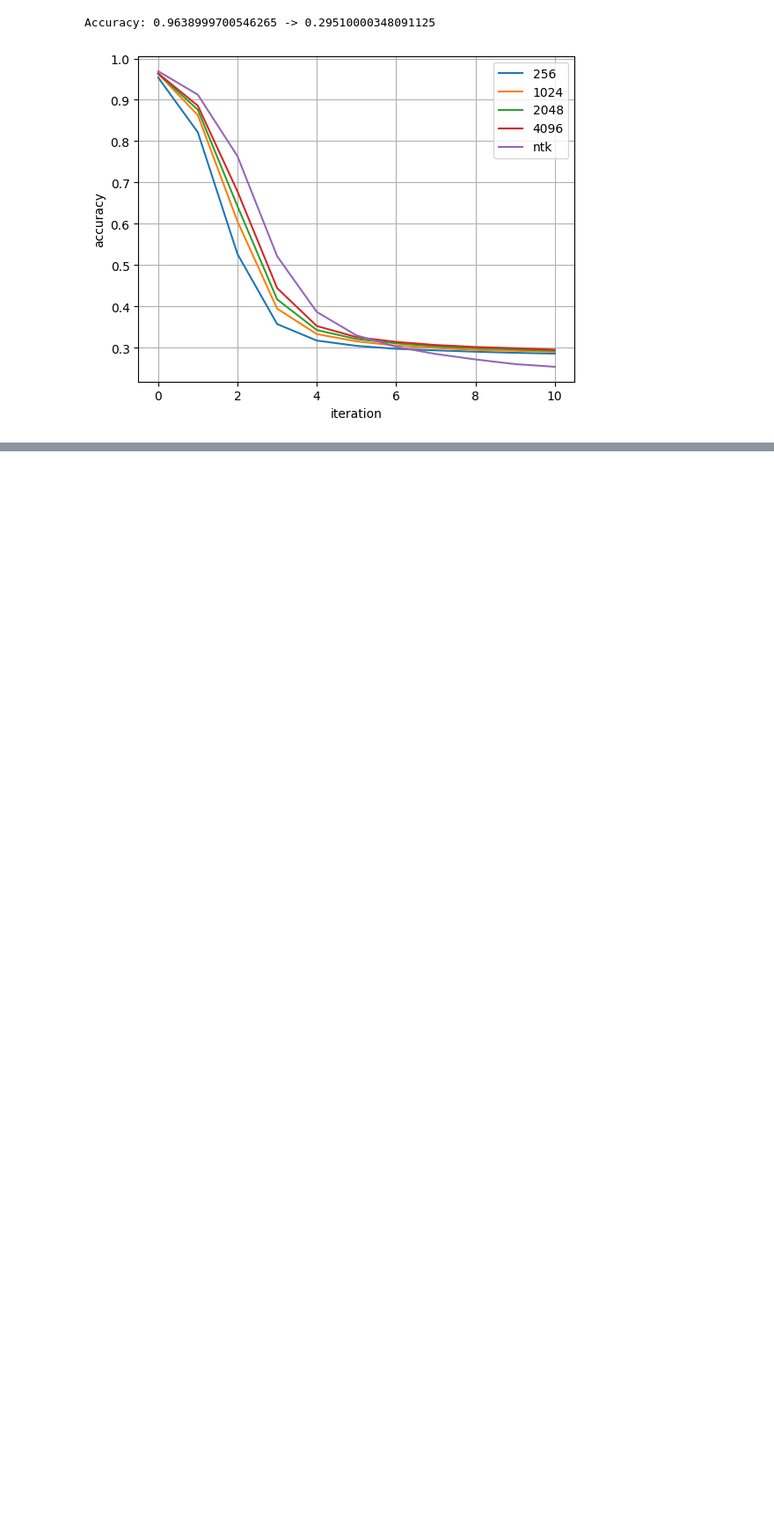
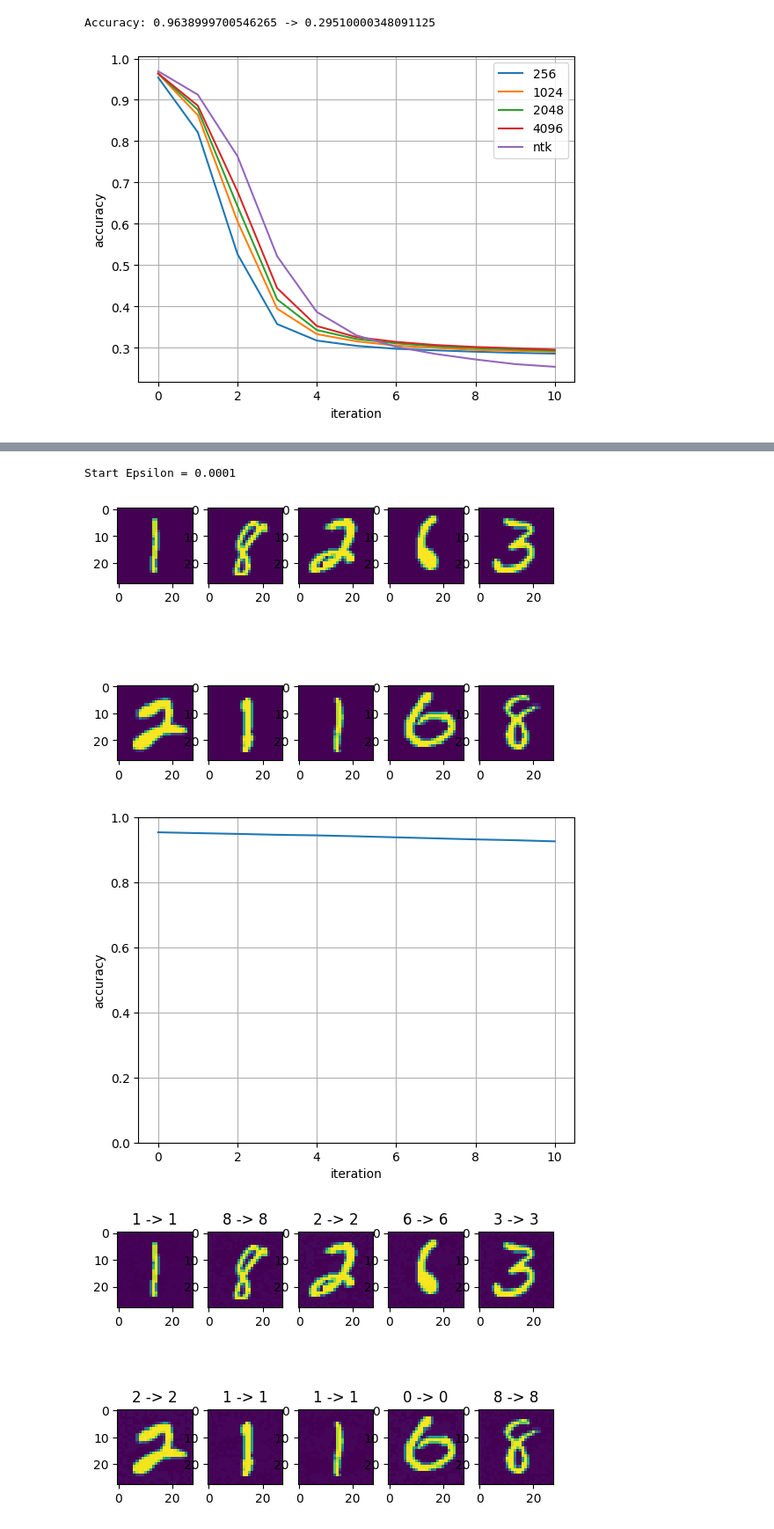
Before and after one commit to reppy4620/exp_ntk, a Jupyter notebook: exp_nt/exp02/adv/comp.ipynb, the cells around one changed output, grey strips where cells are left out. Shown at 88% size. Saved outputs shown, nothing was run; the diff lists cells and outputs as text; code cells hidden in the pictures; blank space fills up the shorter version.

```diff
--- a/exp_nt/exp02/adv/comp.ipynb
+++ b/exp_nt/exp02/adv/comp.ipynb
@@ -421,0 +446,11 @@ for eps in epsilons:
+# %%
+for eps in epsilons:
+    print(f"Start Epsilon = {eps}")
+    channels = 256
+    ckpt_dir = "ckpt/mnist/channel_256"
+    _ = nn_adv(channels, ckpt_dir, epsilon=eps)
+# %% [output]
+Start Epsilon = 0.0001
+[figure, added]
+[figure, added]
+[figure, added]
```
Also changed, not shown: parts of 6 cells of this notebook.
